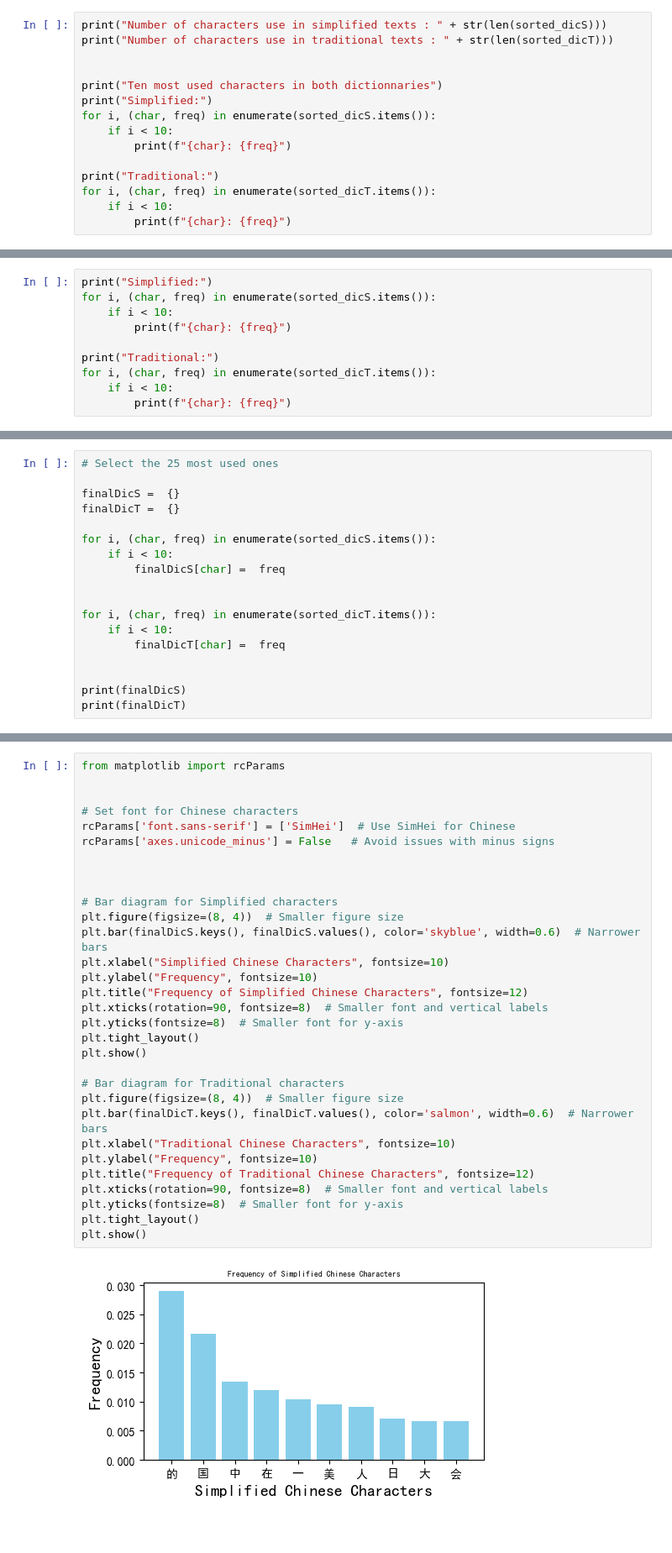
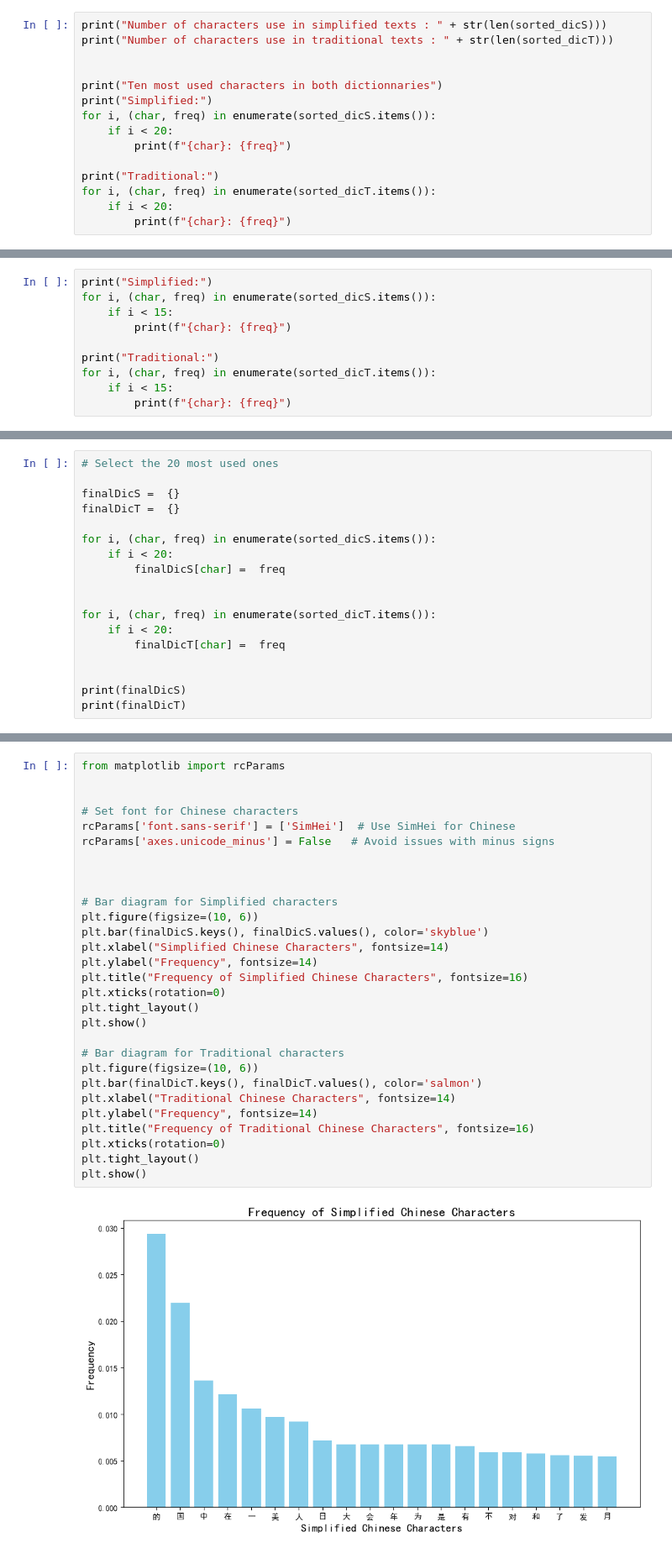
Before and after one commit to Arkww/ChineseNLP, a Jupyter notebook: WordUseChineseNewspaper.ipynb, the cells around one changed output, grey strips where cells are left out. Shown: that part at 84% size. Drawn from its saved outputs; the diff is of its cells as text; blank space fills up the shorter version.

```diff
--- a/WordUseChineseNewspaper.ipynb
+++ b/WordUseChineseNewspaper.ipynb
@@ -126,11 +124,11 @@ print("Number of characters use in traditional texts : " + str(len(sorted_dicT))
 print("Ten most used characters in both dictionnaries")
 print("Simplified:")
 for i, (char, freq) in enumerate(sorted_dicS.items()):
-    if i < 10:
+    if i < 20:
         print(f"{char}: {freq}")
 
 print("Traditional:")
 for i, (char, freq) in enumerate(sorted_dicT.items()):
-    if i < 10:
+    if i < 20:
         print(f"{char}: {freq}")
 # %% [output]
@@ -170,12 +168,12 @@ for i in sorted_dicT.keys() :
 # %%
 print("Simplified:")
 for i, (char, freq) in enumerate(sorted_dicS.items()):
-    if i < 10:
+    if i < 15:
         print(f"{char}: {freq}")
 
 print("Traditional:")
 for i, (char, freq) in enumerate(sorted_dicT.items()):
-    if i < 10:
+    if i < 15:
         print(f"{char}: {freq}")
 # %% [output]
 Simplified:
@@ -198,16 +196,16 @@ Traditional:
 # %%
-# Select the 25 most used ones
+# Select the 20 most used ones
 
 finalDicS =  {}
 finalDicT =  {}
 
 for i, (char, freq) in enumerate(sorted_dicS.items()):
-    if i < 10:
+    if i < 20:
         finalDicS[char] =  freq
 
 
 for i, (char, freq) in enumerate(sorted_dicT.items()):
-    if i < 10:
+    if i < 20:
         finalDicT[char] =  freq
 
 
@@ -216,33 +217,31 @@ print(finalDicT)
 # %%
 from matplotlib import rcParams
 
 
 # Set font for Chinese characters
 rcParams['font.sans-serif'] = ['SimHei']  # Use SimHei for Chinese
 rcParams['axes.unicode_minus'] = False   # Avoid issues with minus signs
 
 
 
 # Bar diagram for Simplified characters
-plt.figure(figsize=(8, 4))  # Smaller figure size
-plt.bar(finalDicS.keys(), finalDicS.values(), color='skyblue', width=0.6)  # Narrower bars
-plt.xlabel("Simplified Chinese Characters", fontsize=10)
-plt.ylabel("Frequency", fontsize=10)
-plt.title("Frequency of Simplified Chinese Characters", fontsize=12)
-plt.xticks(rotation=90, fontsize=8)  # Smaller font and vertical labels
-plt.yticks(fontsize=8)  # Smaller font for y-axis
+plt.figure(figsize=(10, 6))
+plt.bar(finalDicS.keys(), finalDicS.values(), color='skyblue')
+plt.xlabel("Simplified Chinese Characters", fontsize=14)
+plt.ylabel("Frequency", fontsize=14)
+plt.title("Frequency of Simplified Chinese Characters", fontsize=16)
+plt.xticks(rotation=0)
 plt.tight_layout()
 plt.show()
 
 # Bar diagram for Traditional characters
-plt.figure(figsize=(8, 4))  # Smaller figure size
-plt.bar(finalDicT.keys(), finalDicT.values(), color='salmon', width=0.6)  # Narrower bars
-plt.xlabel("Traditional Chinese Characters", fontsize=10)
-plt.ylabel("Frequency", fontsize=10)
-plt.title("Frequency of Traditional Chinese Characters", fontsize=12)
-plt.xticks(rotation=90, fontsize=8)  # Smaller font and vertical labels
-plt.yticks(fontsize=8)  # Smaller font for y-axis
+plt.figure(figsize=(10, 6))
+plt.bar(finalDicT.keys(), finalDicT.values(), color='salmon')
+plt.xlabel("Traditional Chinese Characters", fontsize=14)
+plt.ylabel("Frequency", fontsize=14)
+plt.title("Frequency of Traditional Chinese Characters", fontsize=16)
+plt.xticks(rotation=0)
 plt.tight_layout()
 plt.show()
 # %% [output]
-[figure, old version]
+[figure, new version]
```
Also changed, not shown: parts of 7 cells of this notebook.
